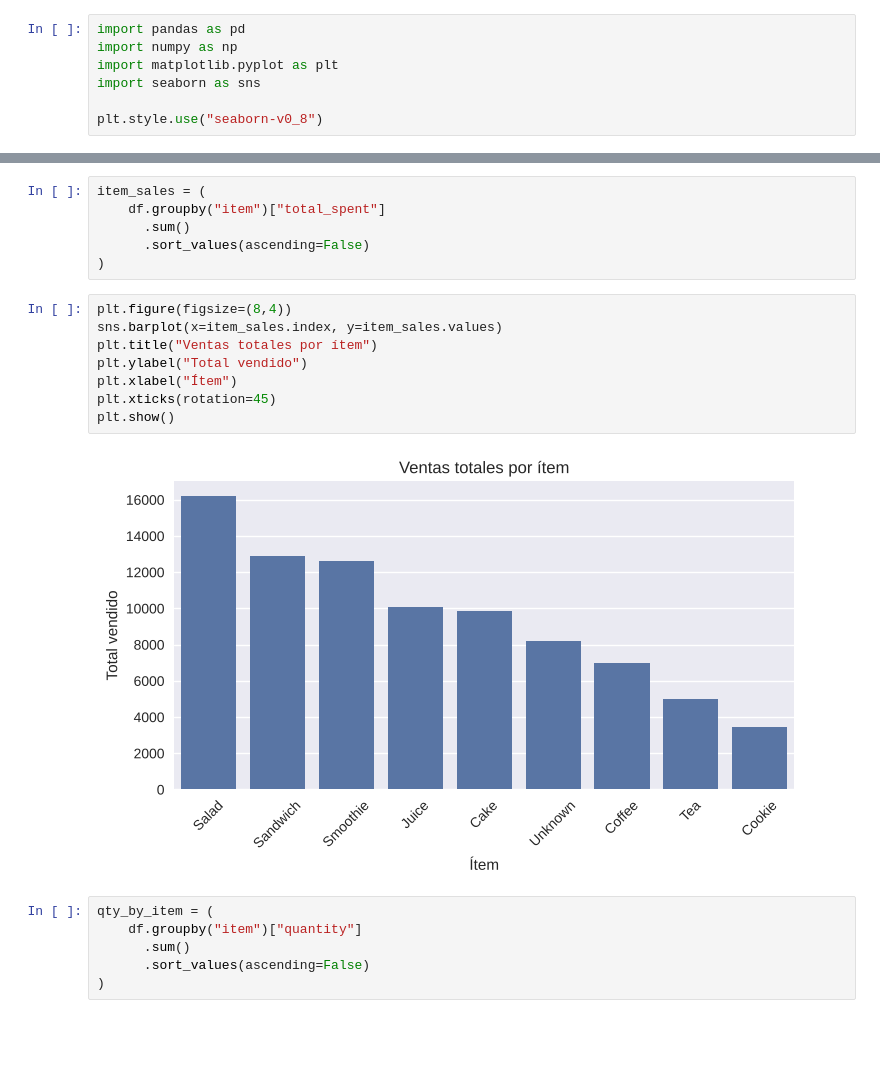
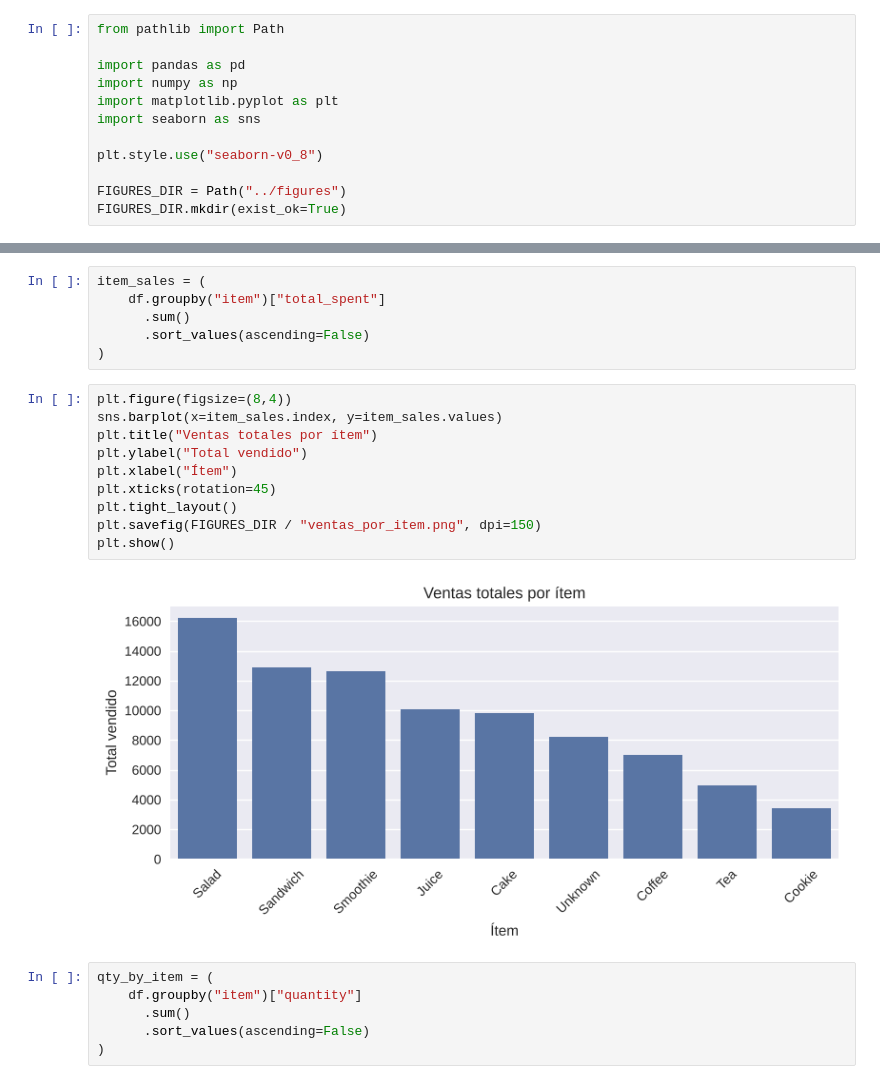
Before and after one commit to okamni4233/dataset-cleaning-eda, a Jupyter notebook: notebooks/02_eda.ipynb, the cells around one changed output, grey strips where cells are left out. Drawn from its saved outputs; the diff is of its cells as text; blank space fills up the shorter version.

```diff
--- a/notebooks/02_eda.ipynb
+++ b/notebooks/02_eda.ipynb
@@ -1,10 +1,15 @@
 # %%
+from pathlib import Path
+
 import pandas as pd
 import numpy as np
 import matplotlib.pyplot as plt
 import seaborn as sns
 
 plt.style.use("seaborn-v0_8")
+
+FIGURES_DIR = Path("../figures")
+FIGURES_DIR.mkdir(exist_ok=True)
 # %%
 df = pd.read_csv("../data/cleaned_cafe_sales.csv", parse_dates=["transaction_date"])
 df.head()
@@ -46,13 +51,15 @@ item_sales = (
 # %%
 plt.figure(figsize=(8,4))
 sns.barplot(x=item_sales.index, y=item_sales.values)
 plt.title("Ventas totales por ítem")
 plt.ylabel("Total vendido")
 plt.xlabel("Ítem")
 plt.xticks(rotation=45)
+plt.tight_layout()
+plt.savefig(FIGURES_DIR / "ventas_por_item.png", dpi=150)
 plt.show()
 # %% [output]
-[figure, old version]
+[figure, new version]
 # %%
 qty_by_item = (
     df.groupby("item")["quantity"]
```
Also changed, not shown: 2 other files.
